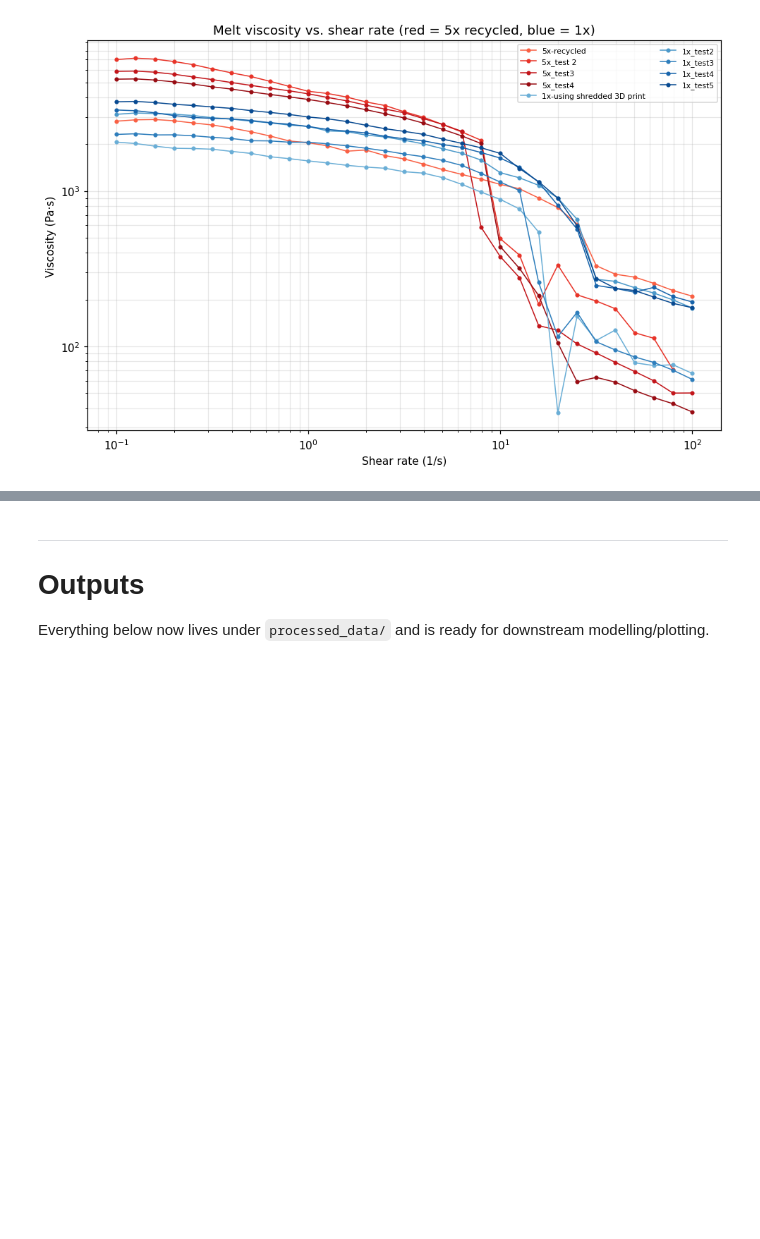
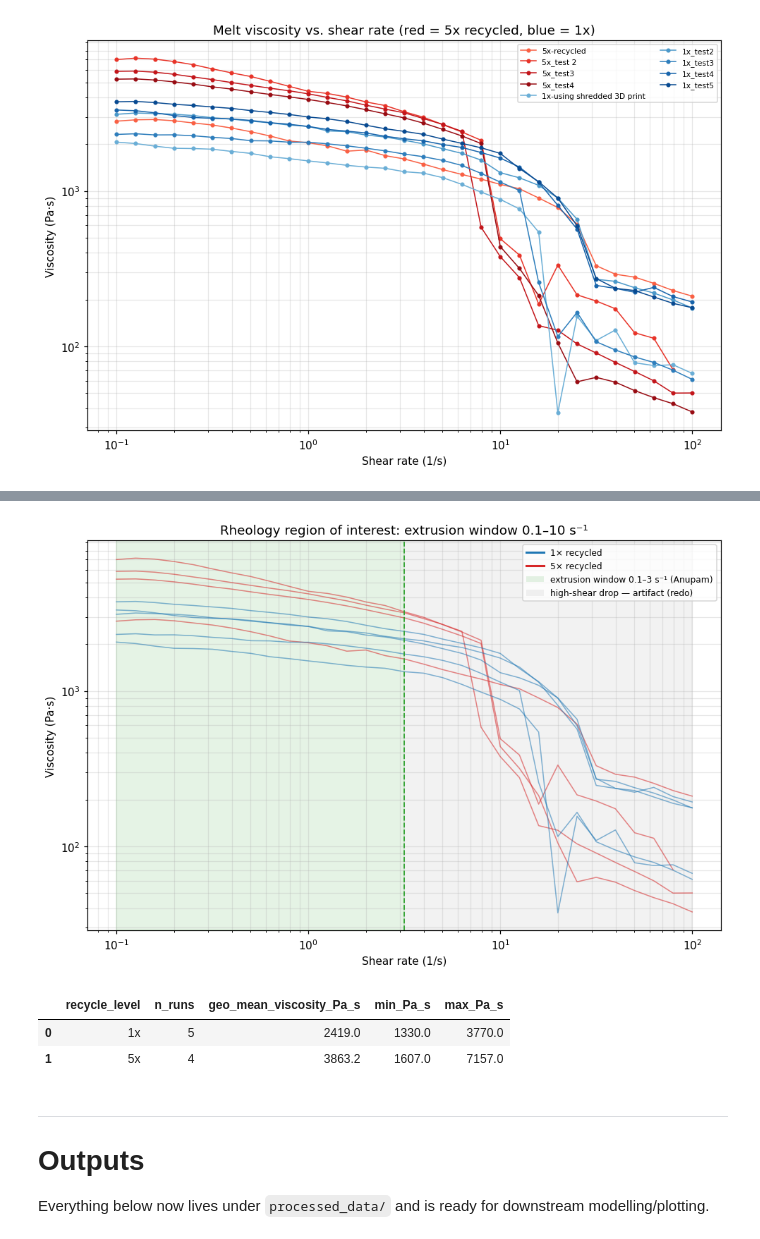
Before and after one commit to Chris1504-fdz/UIC_NU_Recycling, a Jupyter notebook: data_processing.ipynb, the cells around one changed output, grey strips where cells are left out. Cells and saved outputs as stored; diff of their text form; code cells hidden in the pictures; blank space fills up the shorter version.

```diff
--- a/data_processing.ipynb
+++ b/data_processing.ipynb
@@ -592,3 +738,63 @@ plt.show()
+# %%
+# Extrusion-relevant analysis window proposed by Anupam (08-06 meeting):
+# the actual extrusion happens at LOW shear, so the useful part of the flow curve is
+# shear rate ~0.1-10 1/s. The high-shear sudden drop (>~10 1/s) is likely a plate-slip
+# artifact (material losing contact with the plate) and that test is to be redone.
+RATE_LO, RATE_HI = 0.1, 10.0 **.5
+
+fig, ax = plt.subplots(figsize=(9, 6))
+
+# individual flow curves, colored by recycle level
+for s, (recycle, c) in rheo_curves.items():
+    ax.loglog(c["shear_rate_1_s"], c["viscosity_Pa_s"], lw=1, alpha=0.55,
+              color="C3" if recycle == "5x" else "C0")
+
+# shade the proposed extrusion window (green) and the high-shear artifact region (grey)
+rate_max = max(c["shear_rate_1_s"].max() for _, c in rheo_curves.values())
+ax.axvspan(RATE_LO, RATE_HI, color="tab:green", alpha=0.12)
+ax.axvspan(RATE_HI, rate_max, color="grey", alpha=0.10)
+ax.axvline(RATE_HI, color="tab:green", ls="--", lw=1.2)
+
+from matplotlib.patches import Patch
+from matplotlib.lines import Line2D
+ax.legend(handles=[
+    Line2D([0], [0], color="C0", lw=2, label="1× recycled"),
+    Line2D([0], [0], color="C3", lw=2, label="5× recycled"),
+    Patch(facecolor="tab:green", alpha=0.12, label=f"extrusion window {RATE_LO}–{RATE_HI:.0f} s⁻¹ (Anupam)"),
+    Patch(facecolor="grey", alpha=0.10, label="high-shear drop — artifact (redo)"),
+], fontsize=8)
+
+ax.set_xlabel("Shear rate (1/s)")
+ax.set_ylabel("Viscosity (Pa·s)")
+ax.set_title("Rheology region of interest: extrusion window 0.1–10 s⁻¹")
+ax.grid(which="both", alpha=0.3)
+fig.tight_layout()
+fig.savefig(FIG_DIR / "rheology_extrusion_window.png", dpi=150)
+plt.show()
+
+# Summary: mean viscosity inside the proposed window, per recycle level.
+window_stats = []
+for level in ("1x", "5x"):
+    members = [c for (lv, c) in rheo_curves.values() if lv == level]
+    if not members:
+        continue
+    big = pd.concat(members)
+    win = big[(big["shear_rate_1_s"] >= RATE_LO) & (big["shear_rate_1_s"] <= RATE_HI)]
+    window_stats.append({
+        "recycle_level": level,
+        "n_runs": len(members),
+        "geo_mean_viscosity_Pa_s": np.exp(np.log(win["viscosity_Pa_s"]).mean()),
+        "min_Pa_s": win["viscosity_Pa_s"].min(),
+        "max_Pa_s": win["viscosity_Pa_s"].max(),
+    })
+window_df = pd.DataFrame(window_stats)
+window_df.to_csv(PROC / "rheology" / "extrusion_window_summary.csv", index=False)
+window_df.round(1)
+# %% [output]
+[figure, added]
+|  | recycle_level | n_runs | geo_mean_viscosity_Pa_s | min_Pa_s | max_Pa_s |
+| 0 | 1x | 5 | 2419.0 | 1330.0 | 3770.0 |
+| 1 | 5x | 4 | 3863.2 | 1607.0 | 7157.0 |
 # %% [markdown]
 ---
 # Outputs
```
Also changed, not shown: parts of 11 cells of this notebook, 12 other files.
